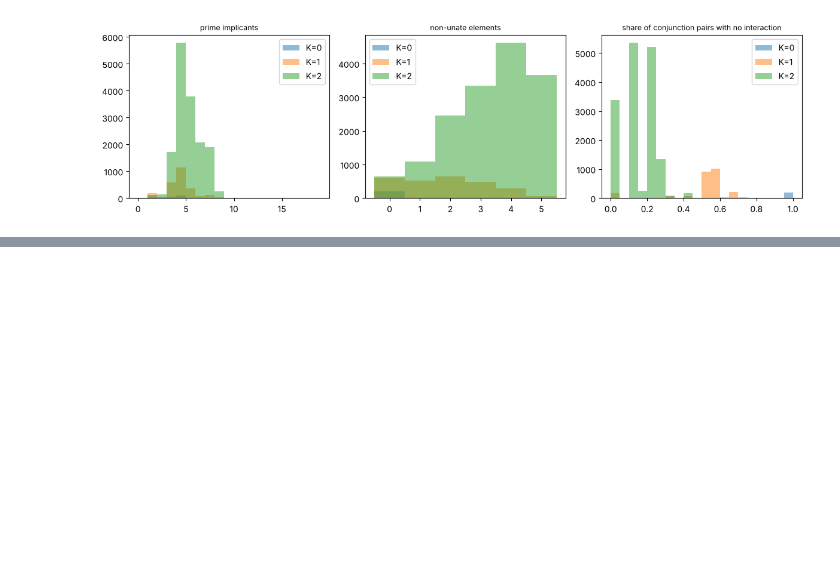
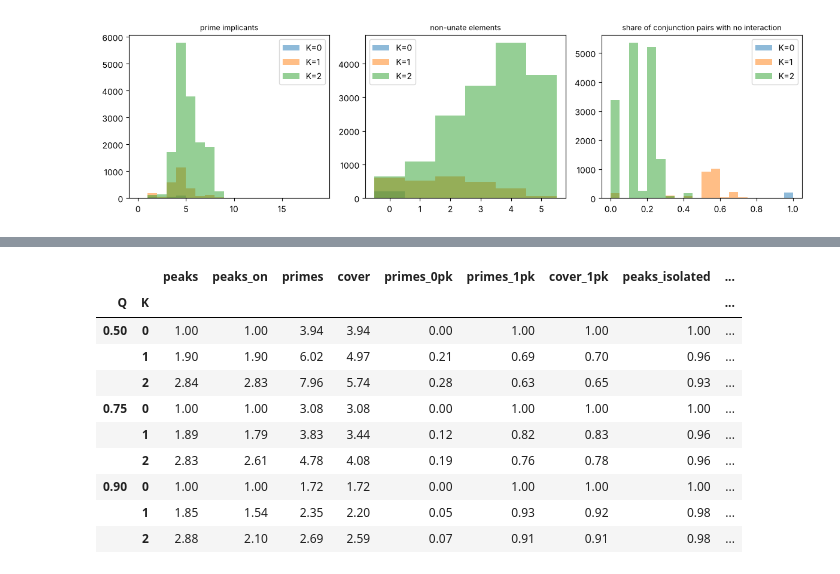
Before and after one commit to jparrieta/nk, a Jupyter notebook: nk_qca.ipynb, the cells around one changed output, grey strips where cells are left out. Saved outputs shown, nothing was run; the diff lists cells and outputs as text; code cells hidden in the pictures; blank space fills up the shorter version.

Commit message:
Add recipe versus local-maxima analysis to NK-QCA notebook
Co-Authored-By: Claude Opus 5.5 <noreply@anthropic.com>
Claude-Session: https://claude.ai/code/session_014dWzJ2jBCqoshJgyipXbxA

```diff
--- a/nk_qca.ipynb
+++ b/nk_qca.ipynb
@@ -225,0 +235,43 @@ plt.tight_layout(); plt.show()
+# %%
+NEIGH = XINT[:, None] ^ (1 << np.arange(N))[None, :]           # one-flip neighbours
+
+def peak_features(f, q):
+    on = f >= np.quantile(f, q)
+    peaks = (f[:, None] > f[NEIGH]).all(1)
+    P = primes(on)
+    per_prime = (COVER[P] & peaks[None, :]).sum(1)              # peaks inside each recipe
+    # minimal cover (QCA solution): essential primes, then greedy
+    left, cover = on.copy(), []
+    while left.any():
+        c = P[(COVER[P] & left).sum(1).argmax()]
+        cover.append(c); left &= ~COVER[c]
+    per_cov = (COVER[cover] & peaks[None, :]).sum(1)
+    pk = np.flatnonzero(peaks & on)
+    own = [(COVER[P][:, p] & (per_prime == 1)).any() for p in pk]   # some recipe isolates this peak
+    g = f.argmax()
+    widest = P[NLIT[P] == NLIT[P].min()]
+    return dict(peaks=peaks.sum(), peaks_on=len(pk), primes=len(P), cover=len(cover),
+                primes_0pk=(per_prime == 0).mean(), primes_1pk=(per_prime == 1).mean(),
+                cover_1pk=(per_cov == 1).mean(),
+                peaks_isolated=np.mean(own),
+                gmax_in_widest=COVER[widest, g].any())
+
+rows = []
+for q in [0.5, 0.75, 0.9]:
+    for r in cls.itertuples():
+        for m in range(50):
+            rows.append(dict(K=r.K, Q=q, **peak_features(landscape(r.mat, rng), q)))
+pk = pd.DataFrame(rows)
+pk.groupby(["Q", "K"]).mean(numeric_only=True).round(2)
+# %% [output]
+|  |  | peaks | peaks_on | primes | cover | primes_0pk | primes_1pk | cover_1pk | peaks_isolated | ... |
+| Q | K |  |  |  |  |  |  |  |  | ... |
+| 0.50 | 0 | 1.00 | 1.00 | 3.94 | 3.94 | 0.00 | 1.00 | 1.00 | 1.00 | ... |
+|  | 1 | 1.90 | 1.90 | 6.02 | 4.97 | 0.21 | 0.69 | 0.70 | 0.96 | ... |
+|  | 2 | 2.84 | 2.83 | 7.96 | 5.74 | 0.28 | 0.63 | 0.65 | 0.93 | ... |
+| 0.75 | 0 | 1.00 | 1.00 | 3.08 | 3.08 | 0.00 | 1.00 | 1.00 | 1.00 | ... |
+|  | 1 | 1.89 | 1.79 | 3.83 | 3.44 | 0.12 | 0.82 | 0.83 | 0.96 | ... |
+|  | 2 | 2.83 | 2.61 | 4.78 | 4.08 | 0.19 | 0.76 | 0.78 | 0.96 | ... |
+| 0.90 | 0 | 1.00 | 1.00 | 1.72 | 1.72 | 0.00 | 1.00 | 1.00 | 1.00 | ... |
+|  | 1 | 1.85 | 1.54 | 2.35 | 2.20 | 0.05 | 0.93 | 0.92 | 0.98 | ... |
+|  | 2 | 2.88 | 2.10 | 2.69 | 2.59 | 0.07 | 0.91 | 0.91 | 0.98 | ... |
```
Also changed, not shown: parts of 1 cell of this notebook.
